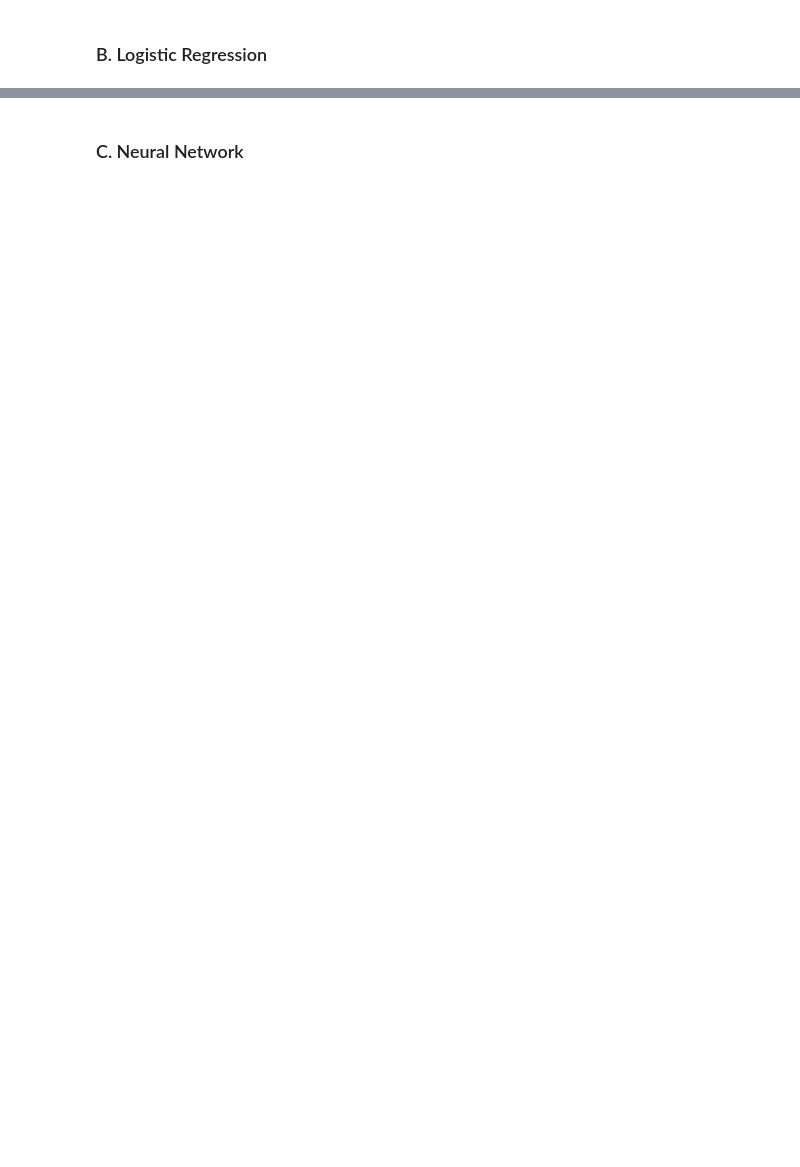
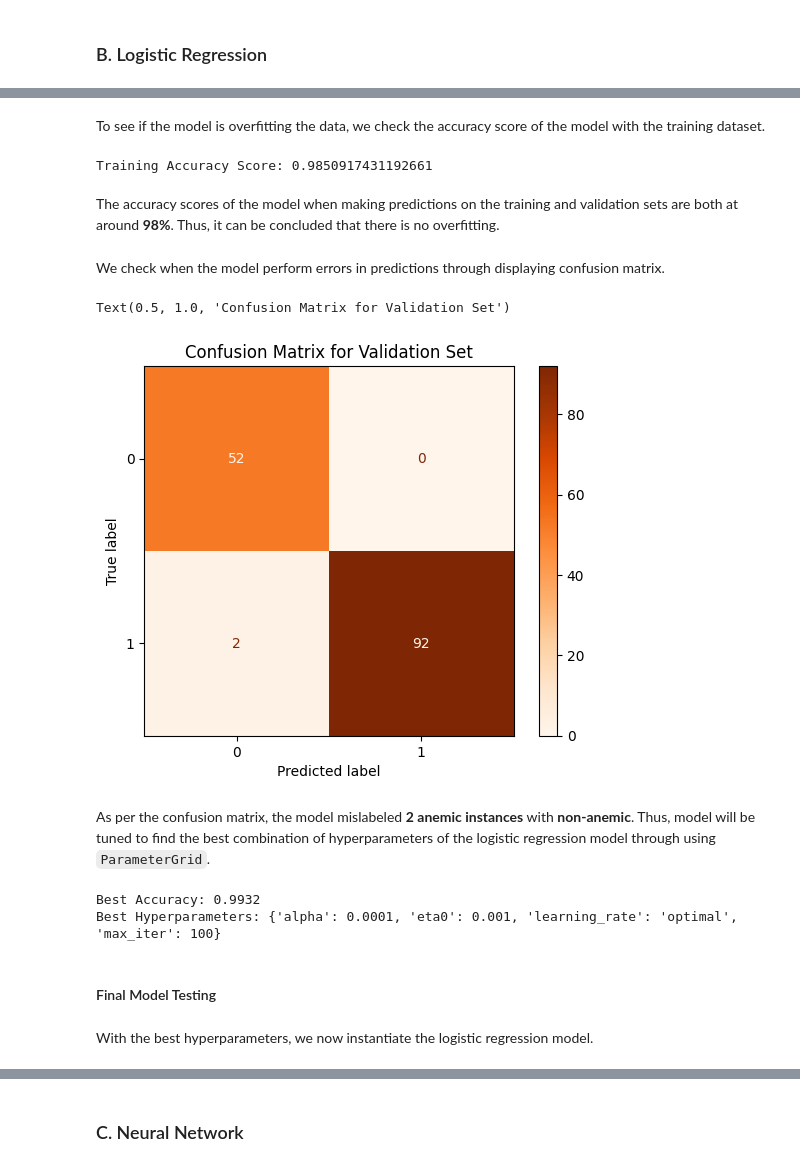
Before and after one commit to ntole24/stintsy_4CS, a Jupyter notebook: mco.ipynb, the cells around one changed output, grey strips where cells are left out. Cells and saved outputs as stored; diff of their text form; code cells hidden in the pictures; blank space fills up the shorter version.

Commit message:
feat:logistic regression

```diff
--- a/mco.ipynb
+++ b/mco.ipynb
@@ -783,0 +801,2 @@ ValueError: Found input variables with inconsistent numbers of samples: [1018, 1
+# %%
+model = SGDClassifier(loss='log_loss', max_iter=300, random_state=1, learning_rate='constant', eta0=0.01)
@@ -783,0 +805,2 @@ ValueError: Found input variables with inconsistent numbers of samples: [1018, 1
+# %%
+model.fit(X_train, y_train)
@@ -783,0 +814,2 @@ ValueError: Found input variables with inconsistent numbers of samples: [1018, 1
+# %%
+y_val_pred = model.predict(X_val)
@@ -783,0 +840,11 @@ ValueError: Found input variables with inconsistent numbers of samples: [1018, 1
+# %% [markdown]
+To see if the model is overfitting the data, we check the accuracy score of the model with the training dataset.
+# %%
+y_train_pred = model.predict(X_train)
+print(f'Training Accuracy Score: {accuracy_score(y_train, y_train_pred)}')
+# %% [output]
+Training Accuracy Score: 0.9850917431192661
+# %% [markdown]
+The accuracy scores of the model when making predictions on the training and validation sets are both at around **98%**. Thus, it can be concluded that there is no overfitting.
+# %% [markdown]
+We check when the model perform errors in predictions through displaying confusion matrix.
@@ -783,0 +853,10 @@ ValueError: Found input variables with inconsistent numbers of samples: [1018, 1
+# %%
+cm = confusion_matrix(y_val, y_val_pred, labels=model.classes_)
+disp = ConfusionMatrixDisplay(confusion_matrix=cm, display_labels=model.classes_)
+disp.plot(cmap='Oranges')
+plt.title('Confusion Matrix for Validation Set')
+# %% [output]
+Text(0.5, 1.0, 'Confusion Matrix for Validation Set')
+[figure, added]
+# %% [markdown]
+As per the confusion matrix, the model mislabeled **2 anemic instances** with **non-anemic**. Thus, model will be tuned to find the best combination of hyperparameters of the logistic regression model through using `ParameterGrid`.
@@ -783,0 +873,27 @@ ValueError: Found input variables with inconsistent numbers of samples: [1018, 1
+# %%
+best_score = 0
+best_params = {}
+
+for p in ParameterGrid(hyperparameters):
+    model.set_params(**p)
+
+    model.fit(X_train, y_train)
+    y_train_pred = model.predict(X_train)
+    train_acc = accuracy_score(y_train, y_train_pred)
+
+    y_val_pred = model.predict(X_val)
+    val_acc = accuracy_score(y_val, y_val_pred)
+
+    if val_acc > best_score:
+        best_score = val_acc
+        best_params = p
+
+print(f'Best Accuracy: {best_score:.4f}')
+print('Best Hyperparameters:', best_params)
+# %% [output]
+Best Accuracy: 0.9932
+Best Hyperparameters: {'alpha': 0.0001, 'eta0': 0.001, 'learning_rate': 'optimal', 'max_iter': 100}
+# %% [markdown]
+#### Final Model Testing
+# %% [markdown]
+With the best hyperparameters, we now instantiate the logistic regression model.
```
Also changed, not shown: parts of 24 cells of this notebook.
